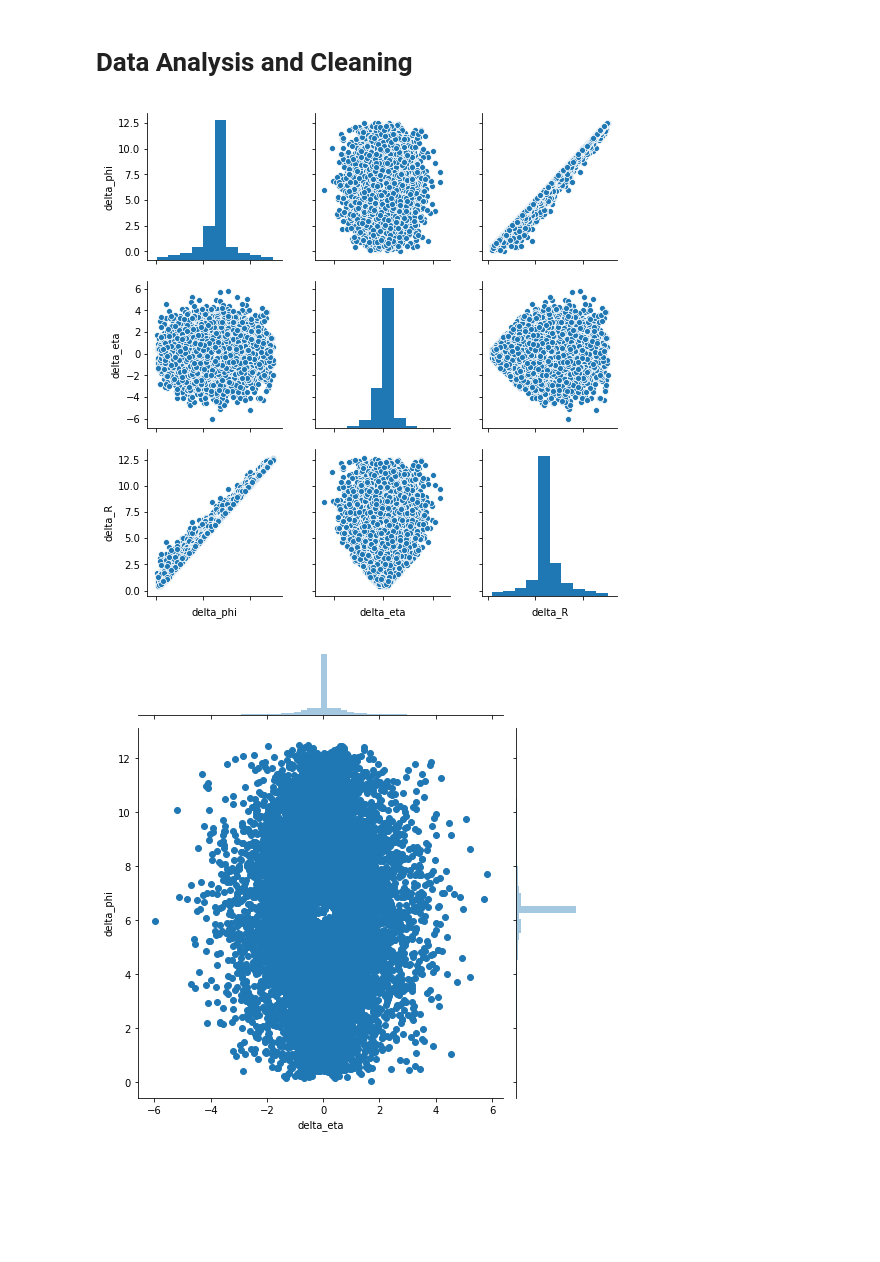
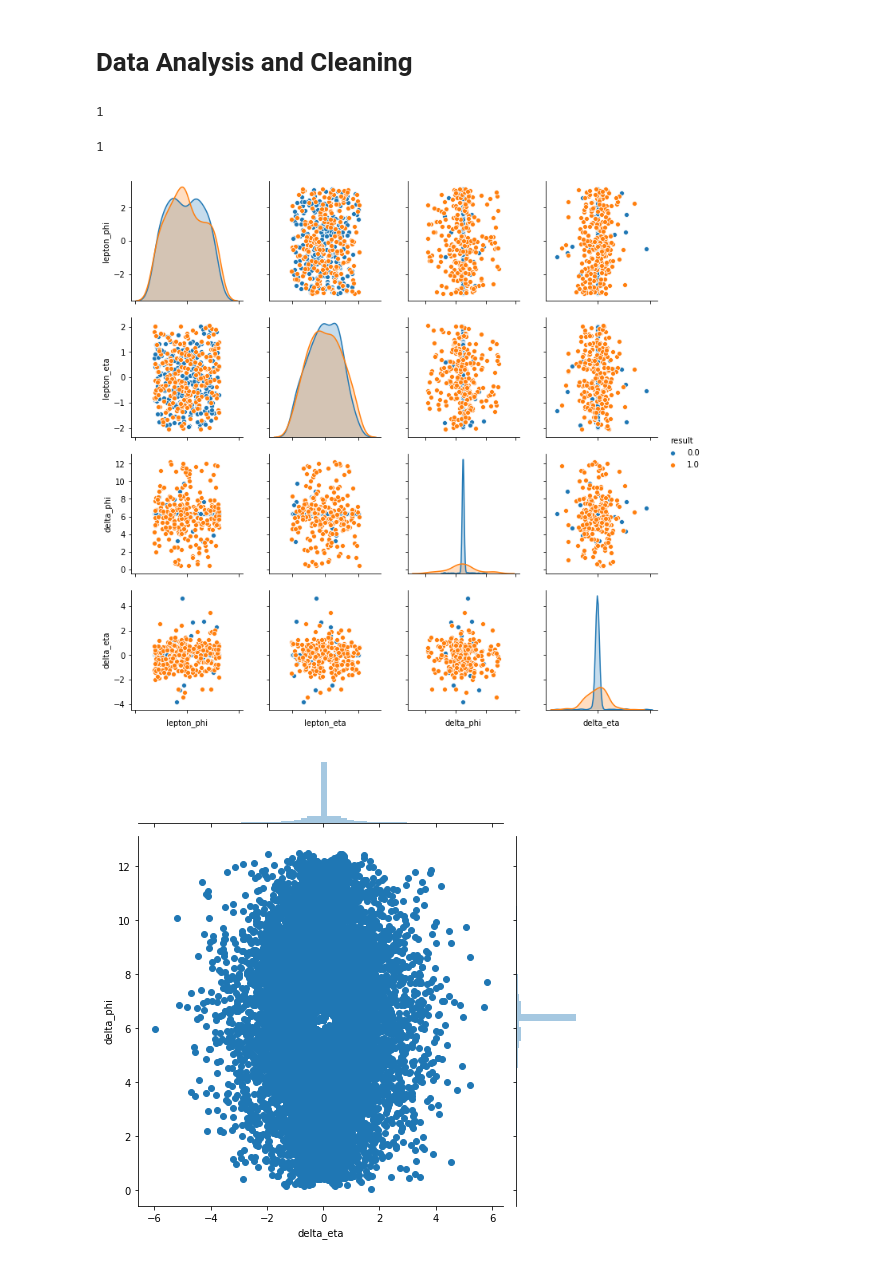
Before and after one commit to kevinyang372/HYU_PH, a Jupyter notebook: Root_explorer.ipynb, the cells around one changed output. Cells and saved outputs as stored; diff of their text form; code cells hidden in the pictures; blank space fills up the shorter version.

```diff
--- a/Root_explorer.ipynb
+++ b/Root_explorer.ipynb
@@ -139,5 +139,5 @@ train_tree['result'] = np.zeros(len(train_tree))
 # %%
 train_tree_2['result'] = [1 for i in range(len(train_tree_2))]
 # %%
-full_train = train_tree.append(train_tree_2, ignore_index=True)
+full_train_res = train_tree.append(train_tree_2, ignore_index=True)
 # %%
@@ -157,6 +161,14 @@ train, scaler = preprocess_data(full_train)
+# %%
+(train_tree_['delta_phi'] == train_tree_2['delta_phi'][3]).sum()
+# %% [output]
+1
+# %%
+(train_tree_2['delta_eta'] == train_tree_2['delta_eta'][3]).sum()
+# %% [output]
+1
 # %%
-g = sns.pairplot(full_train, vars=["delta_phi","delta_eta","delta_R"])
+g = sns.pairplot(full_train_res.sample(500), vars=["lepton_phi","lepton_eta","delta_phi","delta_eta"], hue="result")
 g.set(xticklabels=[]);
 # %% [output]
-[figure, old version]
+[figure, new version]
 # %%
```
Also changed, not shown: parts of 6 cells of this notebook.
